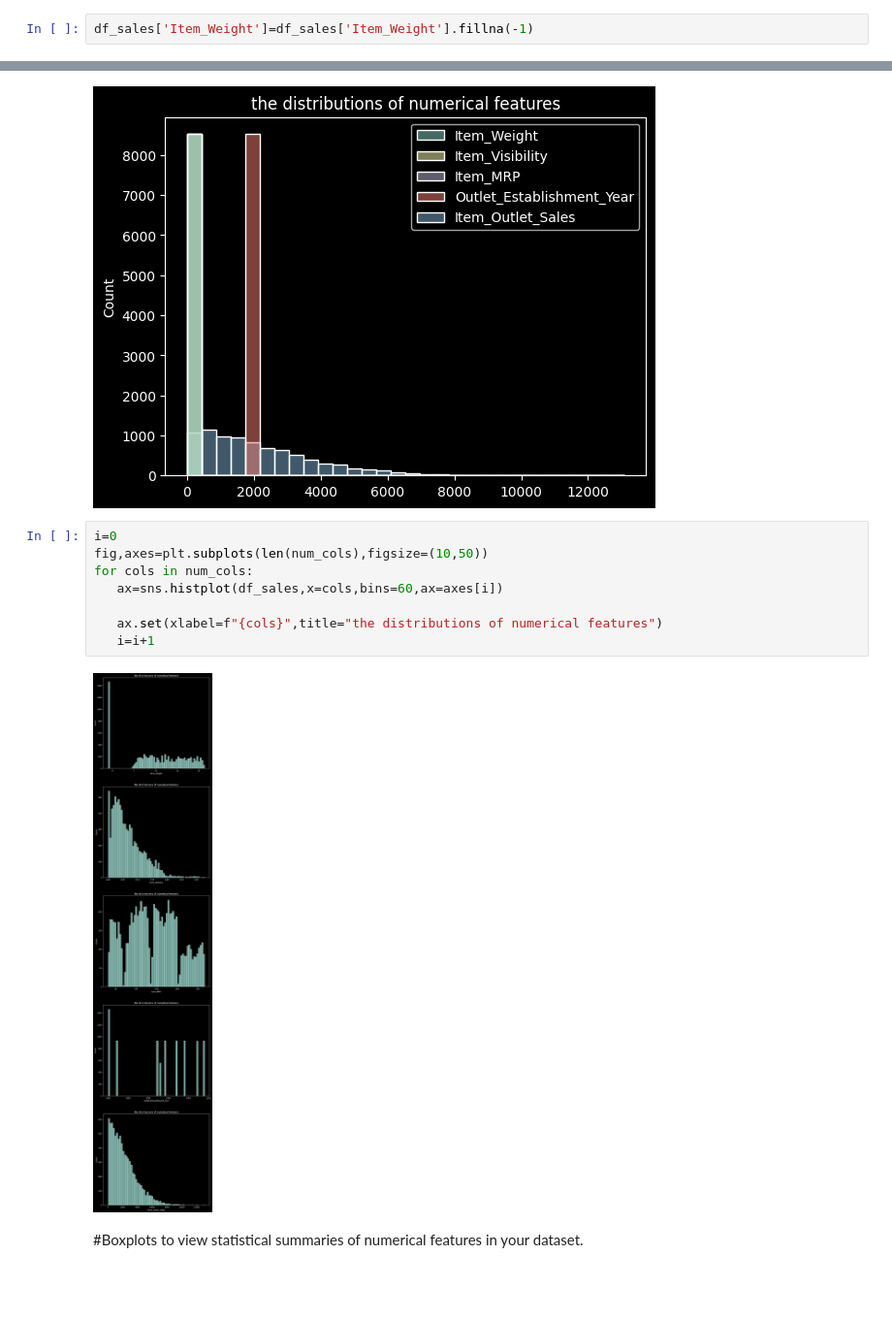
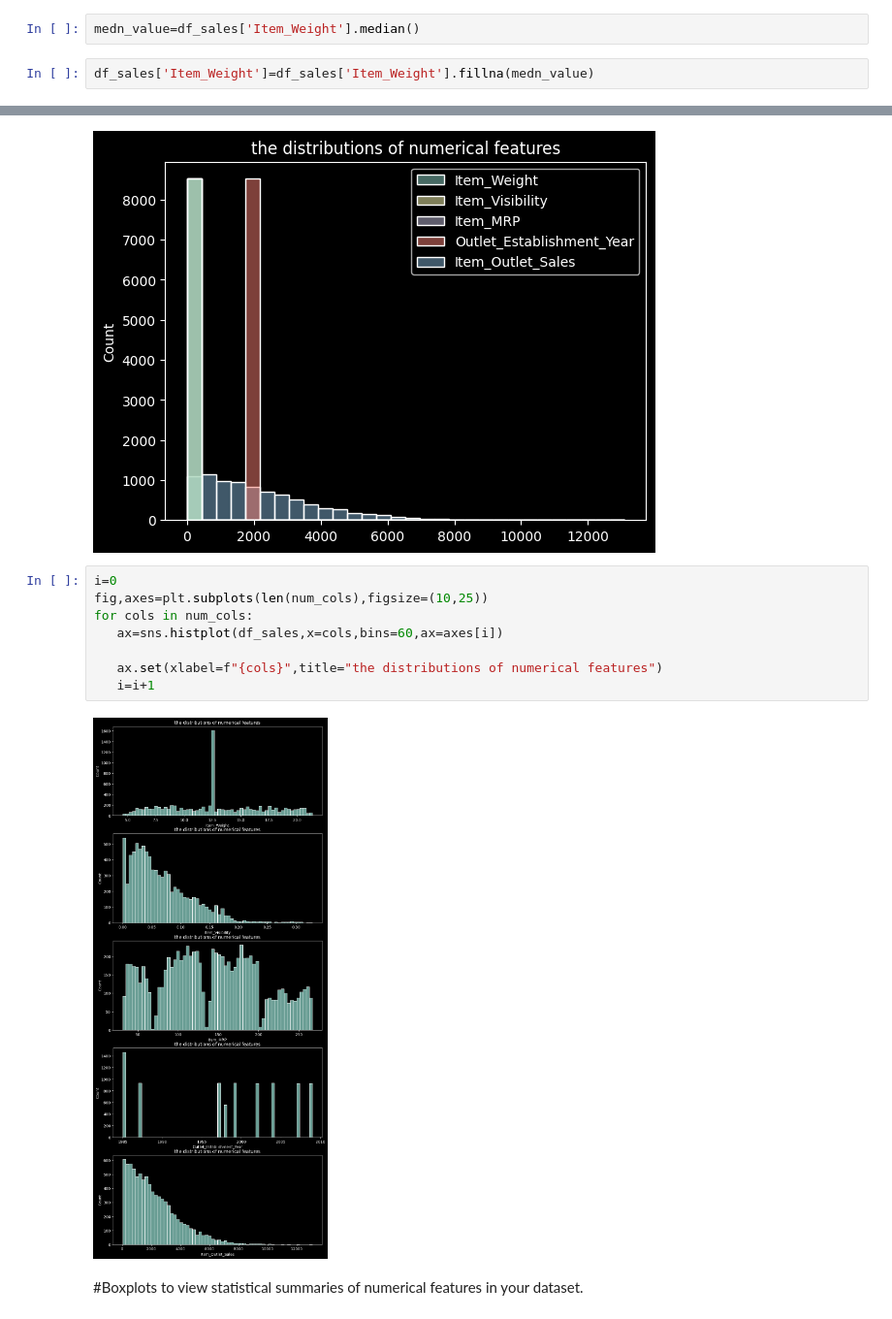
Before and after one commit to Al-Tayeb96/Prediction-of-Product-Sales, a Jupyter notebook: Prediction_of_Product_Sales.ipynb, the cells around one changed output, grey strips where cells are left out. Shown: that part at 97% size. Drawn from its saved outputs; the diff is of its cells as text; blank space fills up the shorter version.

```diff
--- a/Prediction_of_Product_Sales.ipynb
+++ b/Prediction_of_Product_Sales.ipynb
@@ -146,8 +146,10 @@ There are 2410 missing values in the Outlet_Size in usd column. (28.28%)
 df_sales['Item_Weight'].dtypes
 # %% [output]
 dtype('float64')
+# %%
+medn_value=df_sales['Item_Weight'].median()
 # %%
-df_sales['Item_Weight']=df_sales['Item_Weight'].fillna(-1)
+df_sales['Item_Weight']=df_sales['Item_Weight'].fillna(medn_value)
 # %% [markdown]
 check the data type of Item_Weight
 and deal with the missing values, we could fill them in with the  -1 for this feature.
@@ -280,14 +282,14 @@ ax.set(title='the distributions of numerical features')
 [figure]
 # %%
 i=0
-fig,axes=plt.subplots(len(num_cols),figsize=(10,50))
+fig,axes=plt.subplots(len(num_cols),figsize=(10,25))
 for cols in num_cols:
    ax=sns.histplot(df_sales,x=cols,bins=60,ax=axes[i])
 
    ax.set(xlabel=f"{cols}",title="the distributions of numerical features")
    i=i+1
 # %% [output]
-[figure, old version]
+[figure, new version]
 # %% [markdown]
 #Boxplots to view statistical summaries of numerical features in your dataset.
 # %%
```
Also changed, not shown: parts of 7 cells of this notebook.
